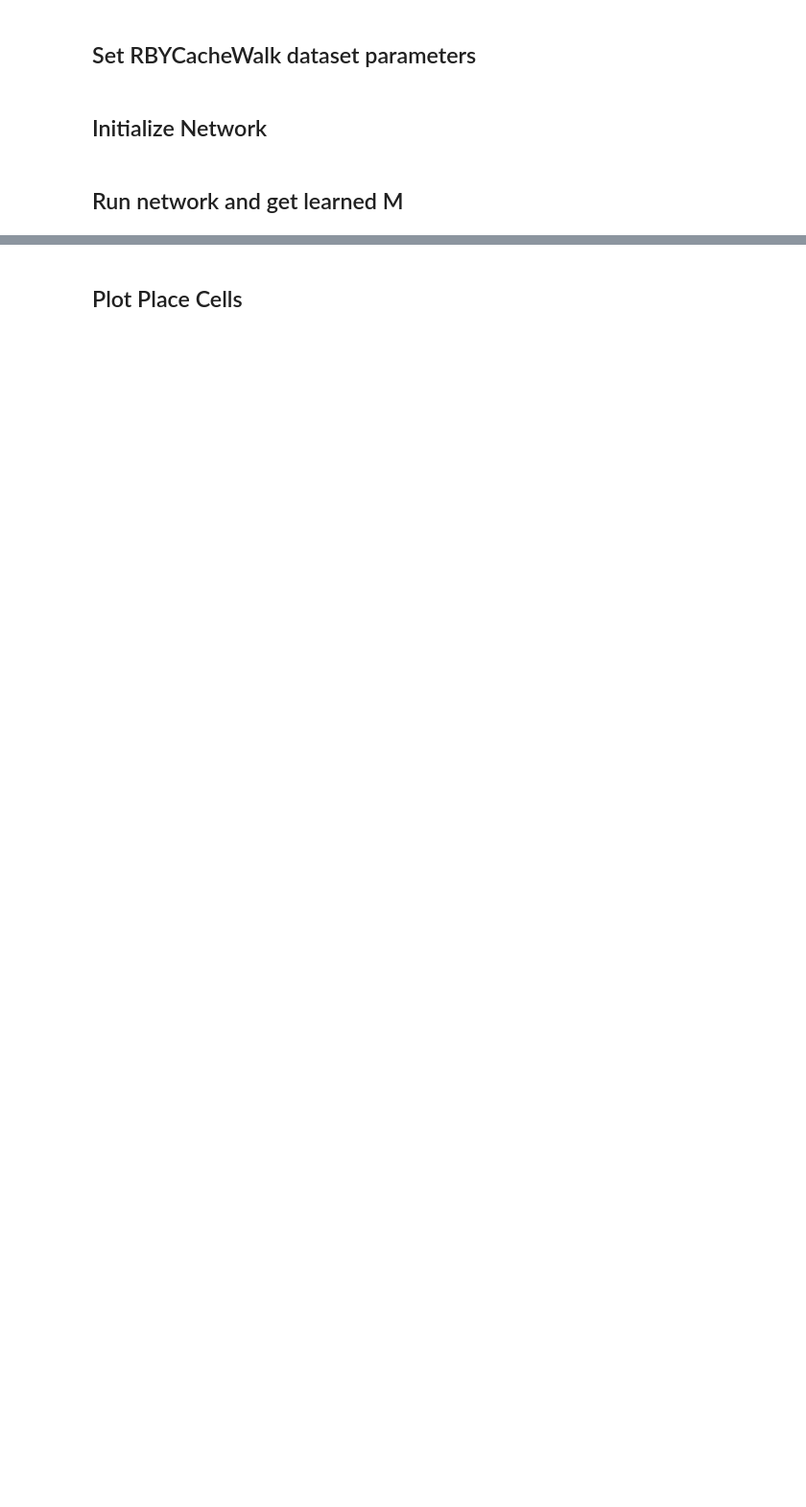
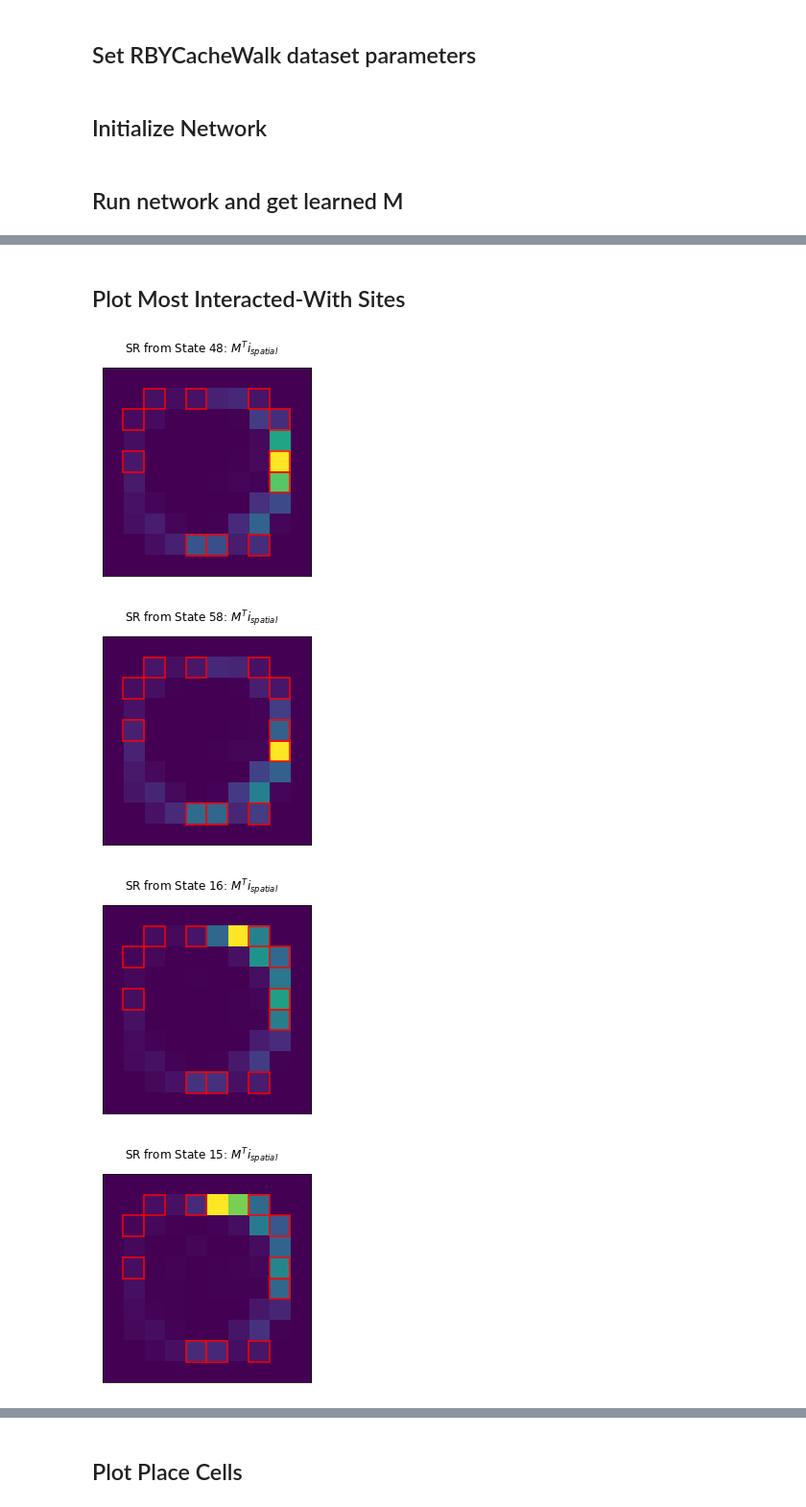
Before and after one commit to chingf/sr-project, a Jupyter notebook: notebooks/05-simulate-episode-cells.ipynb, the cells around one changed output, grey strips where cells are left out. Shown at 96% size. Saved outputs shown, nothing was run; the diff lists cells and outputs as text; code cells hidden in the pictures; blank space fills up the shorter version.

```diff
--- a/notebooks/05-simulate-episode-cells.ipynb
+++ b/notebooks/05-simulate-episode-cells.ipynb
@@ -46,0 +93,13 @@ M = get_sr(net.ca3.get_T(), 0.99)
+# %% [markdown]
+## Plot Most Interacted-With Sites
+# %%
+for state in dataset.sorted_states[:10]:
+    query = np.zeros(dataset.num_states)
+    query[state] = 1
+    sr_output = M.T @ query
+    debug_plot(sr_output, dataset, "SR from State %s: $M^Ti_{spatial}$"%state)
+# %% [output]
+[figure, added]
+[figure, added]
+[figure, added]
+[figure, added]
```
Also changed, not shown: parts of 9 cells of this notebook, 3 other files.
